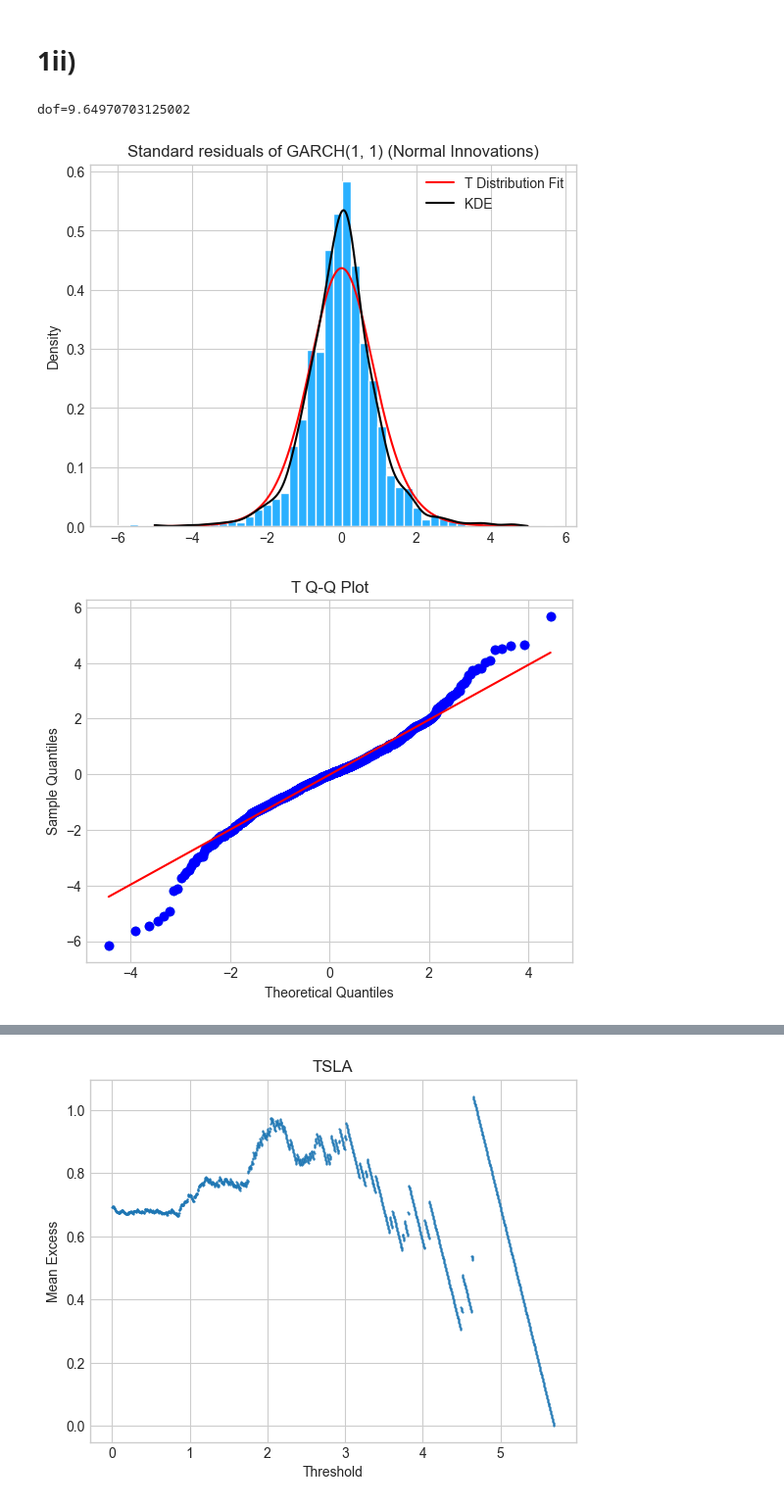
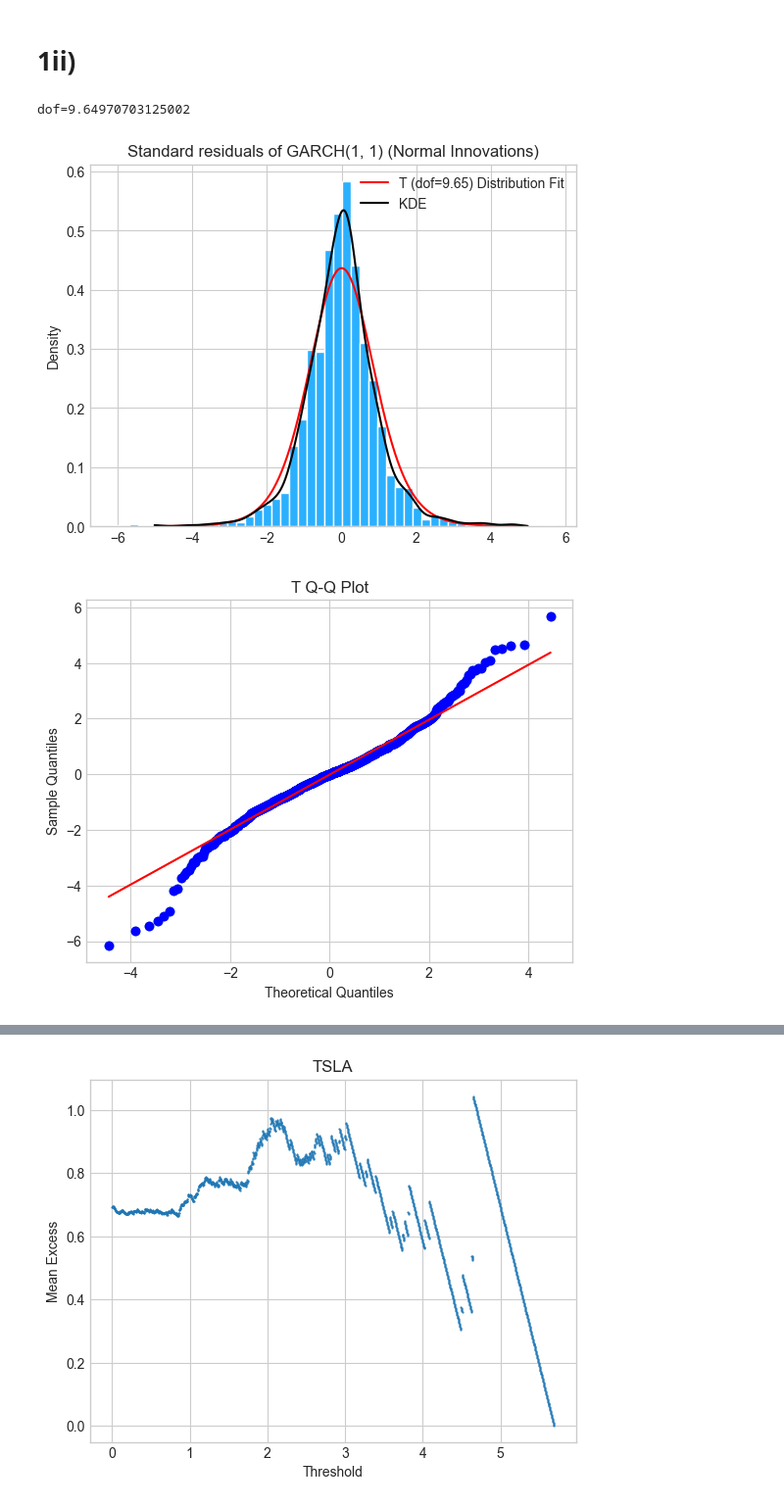
Before and after one commit to georgec123/qrm2, a Jupyter notebook: src/q1.ipynb, the cells around one changed output, grey strips where cells are left out. Shown at 98% size. Cells and saved outputs as stored; diff of their text form; code cells hidden in the pictures.

Commit message:
plots + cleanup

```diff
--- a/src/q1.ipynb
+++ b/src/q1.ipynb
@@ -60,26 +57,28 @@ plt.savefig('../plots/i/i_3.png'); plt.show()
 # 1ii)
 # %%
 # fit t dist to residuals
+# We force the loc and scale as we are assuming the std residuals ~ SWN(0, 1)
+
 dof, loc, scale = t.fit(model_fit_norm.std_resid, floc=0, fscale=1)
 print(f"{dof=}")
 
 
 t_dist_fit=t(df=dof, loc=loc, scale=np.sqrt((dof-2)/dof))
 
 
 plotting.histogram_w_kde_and_dist(model_fit_norm.std_resid,
             title="Standard residuals of GARCH(1, 1) (Normal Innovations)",
             dist=t_dist_fit,
-            dist_name='T')
+            dist_name=f'T ({dof=:.2f})')
 plt.savefig('../plots/ii/ii_1.png')
 plt.show()
 
 plotting.qqplot(model_fit_norm.std_resid, dist=t_dist_fit);
 plt.savefig('../plots/ii/ii_2.png')
 plt.show()
 # %% [output]
 dof=9.64970703125002
-[figure, old version]
+[figure, new version]
 [figure]
 # %% [markdown]
 # 1iii)
```
Also changed, not shown: parts of 3 cells of this notebook, 4 other files.
